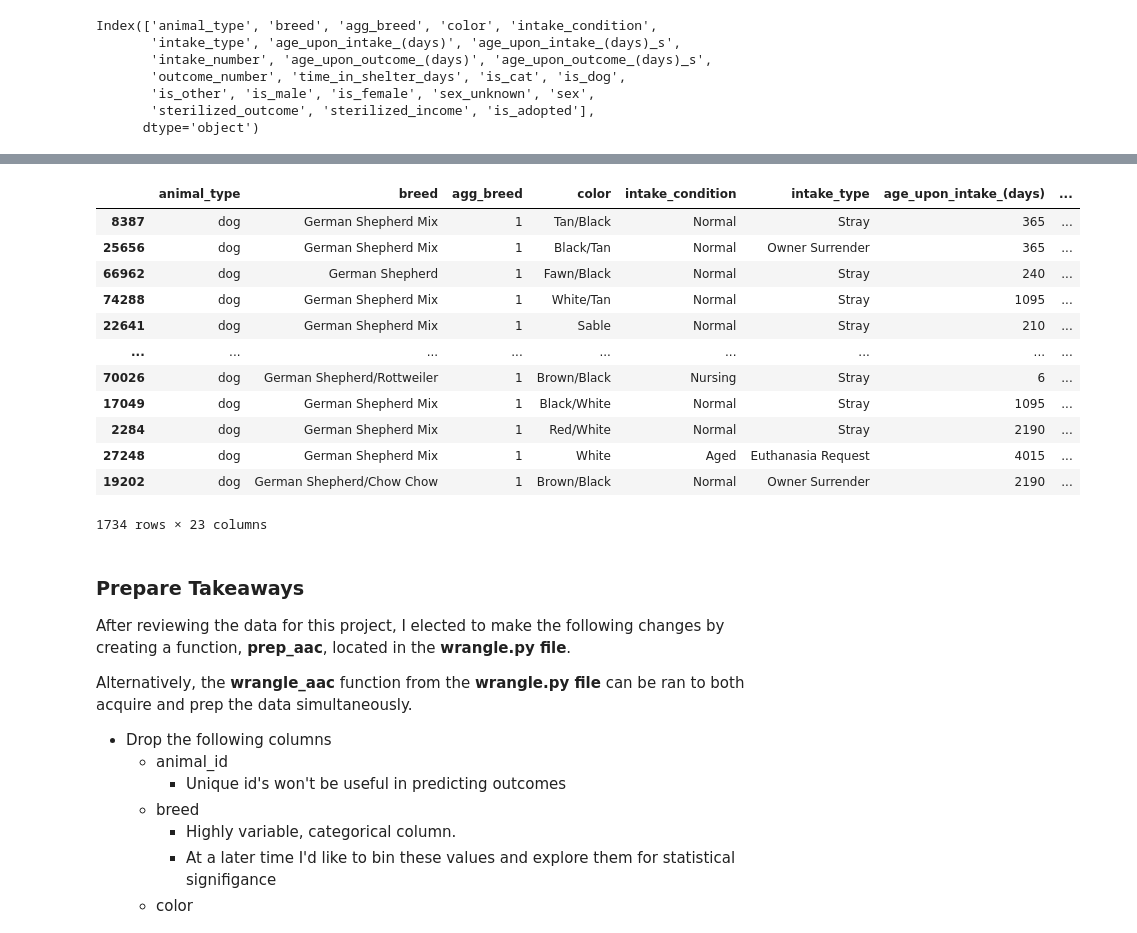
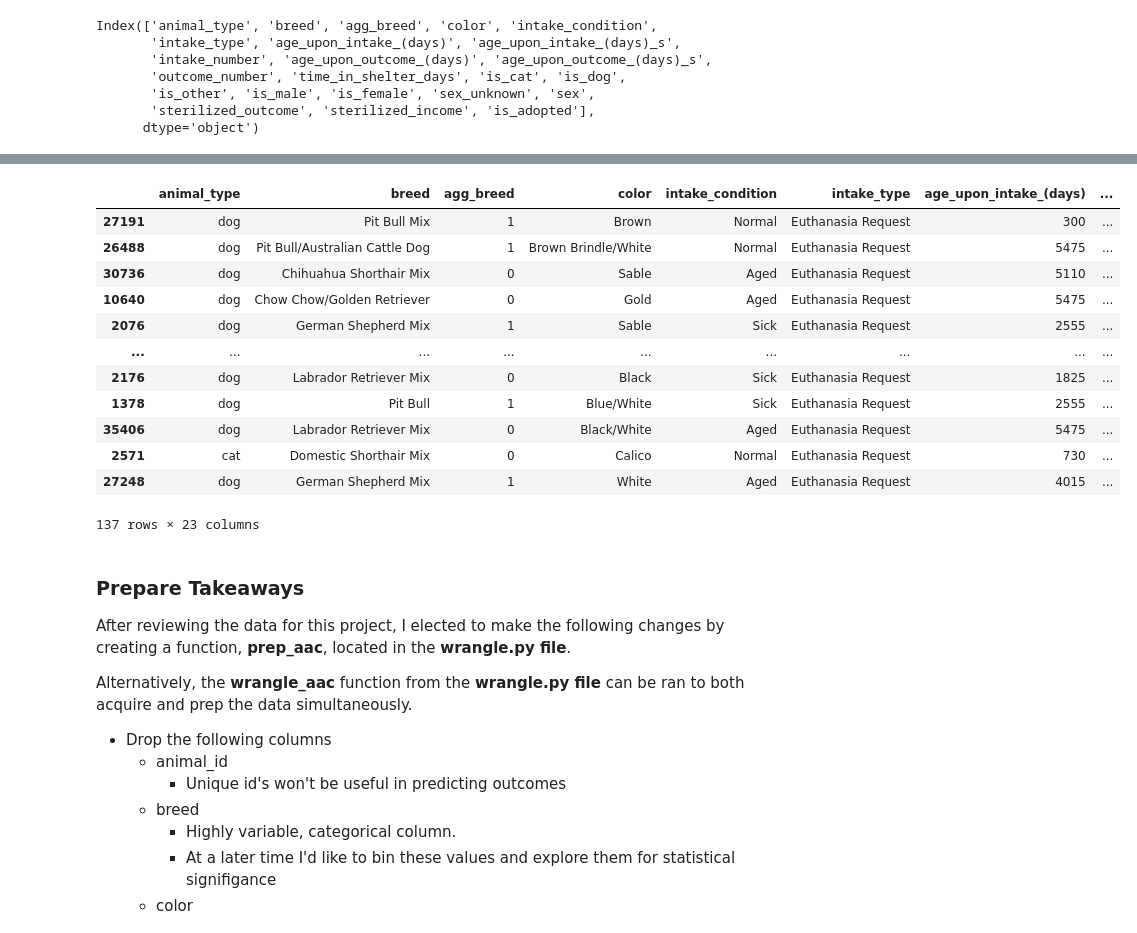
Before and after one commit to SamuelD-Data/aac_outcomes_project, a Jupyter notebook: continued_work/aac_project_notebook.ipynb, the cells around one changed output, grey strips where cells are left out. Drawn from its saved outputs; the diff is of its cells as text; code cells hidden in the pictures.

```diff
--- a/continued_work/aac_project_notebook.ipynb
+++ b/continued_work/aac_project_notebook.ipynb
@@ -210,19 +128,19 @@ df['agg_breed'] = np.where((df.breed.str.contains('Doberman')), 1, df.agg_breed)
-# %%
-train[train.breed.str.contains('German')]
-# %% [output]
-|  | animal_type | breed | agg_breed | color | intake_condition | intake_type | age_upon_intake_(days) | ... |
-| 8387 | dog | German Shepherd Mix | 1 | Tan/Black | Normal | Stray | 365 | ... |
-| 25656 | dog | German Shepherd Mix | 1 | Black/Tan | Normal | Owner Surrender | 365 | ... |
-| 66962 | dog | German Shepherd | 1 | Fawn/Black | Normal | Stray | 240 | ... |
-| 74288 | dog | German Shepherd Mix | 1 | White/Tan | Normal | Stray | 1095 | ... |
-| 22641 | dog | German Shepherd Mix | 1 | Sable | Normal | Stray | 210 | ... |
-| ... | ... | ... | ... | ... | ... | ... | ... | ... |
-| 70026 | dog | German Shepherd/Rottweiler | 1 | Brown/Black | Nursing | Stray | 6 | ... |
-| 17049 | dog | German Shepherd Mix | 1 | Black/White | Normal | Stray | 1095 | ... |
-| 2284 | dog | German Shepherd Mix | 1 | Red/White | Normal | Stray | 2190 | ... |
-| 27248 | dog | German Shepherd Mix | 1 | White | Aged | Euthanasia Request | 4015 | ... |
-| 19202 | dog | German Shepherd/Chow Chow | 1 | Brown/Black | Normal | Owner Surrender | 2190 | ... |
-1734 rows × 23 columns
+# %%
+train[train.intake_type == 'Euthanasia Request']['']
+# %% [output]
+|  | animal_type | breed | agg_breed | color | intake_condition | intake_type | age_upon_intake_(days) | ... |
+| 27191 | dog | Pit Bull Mix | 1 | Brown | Normal | Euthanasia Request | 300 | ... |
+| 26488 | dog | Pit Bull/Australian Cattle Dog | 1 | Brown Brindle/White | Normal | Euthanasia Request | 5475 | ... |
+| 30736 | dog | Chihuahua Shorthair Mix | 0 | Sable | Aged | Euthanasia Request | 5110 | ... |
+| 10640 | dog | Chow Chow/Golden Retriever | 0 | Gold | Aged | Euthanasia Request | 5475 | ... |
+| 2076 | dog | German Shepherd Mix | 1 | Sable | Sick | Euthanasia Request | 2555 | ... |
+| ... | ... | ... | ... | ... | ... | ... | ... | ... |
+| 2176 | dog | Labrador Retriever Mix | 0 | Black | Sick | Euthanasia Request | 1825 | ... |
+| 1378 | dog | Pit Bull | 1 | Blue/White | Sick | Euthanasia Request | 2555 | ... |
+| 35406 | dog | Labrador Retriever Mix | 0 | Black/White | Aged | Euthanasia Request | 5475 | ... |
+| 2571 | cat | Domestic Shorthair Mix | 0 | Calico | Normal | Euthanasia Request | 730 | ... |
+| 27248 | dog | German Shepherd Mix | 1 | White | Aged | Euthanasia Request | 4015 | ... |
+137 rows × 23 columns
 # %% [markdown]
 ### Prepare Takeaways
 After reviewing the data for this project, I elected to make the following changes by creating a function, __prep_aac__, located in the __wrangle.py file__.
```
Also changed, not shown: parts of 7 cells of this notebook.
